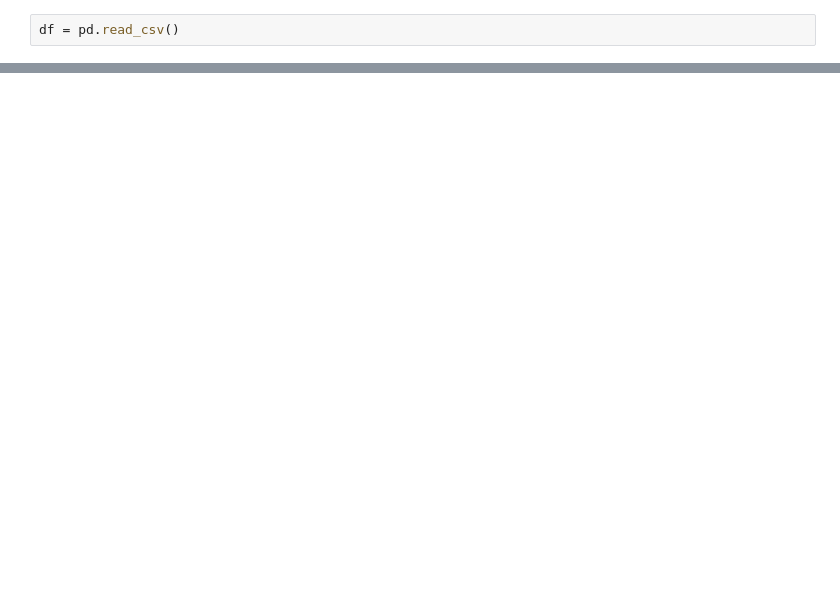
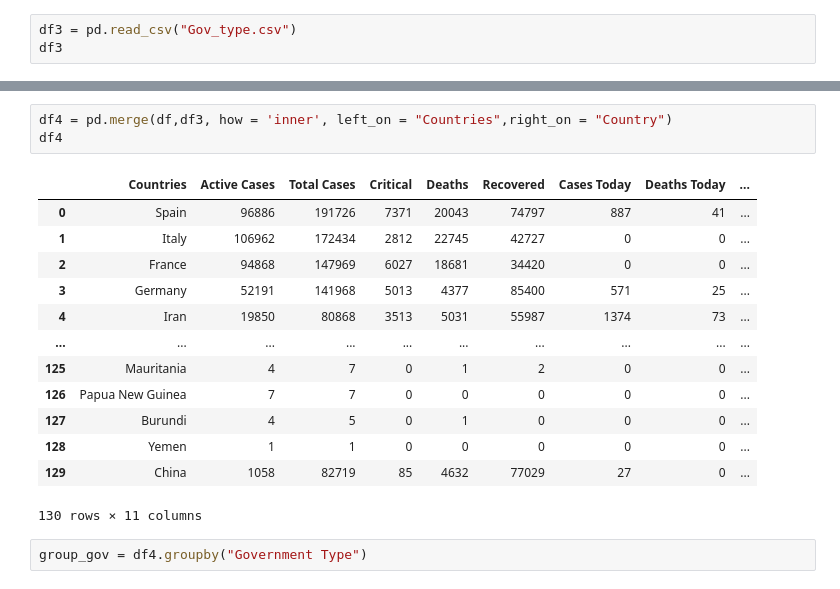
Before and after one commit to lmstevens/Group_Project_1, a Jupyter notebook: Shweta Start.ipynb, the cells around one changed output, grey strips where cells are left out. Saved outputs shown, nothing was run; the diff lists cells and outputs as text; blank space fills up the shorter version.

```diff
--- a/Shweta Start.ipynb
+++ b/Shweta Start.ipynb
@@ -186,2 +153,3 @@ pprint(response)
-# %%
-df = pd.read_csv()
+# %%
+df3 = pd.read_csv("Gov_type.csv")
+df3
@@ -187,0 +170,19 @@ df = pd.read_csv()
+# %%
+df4 = pd.merge(df,df3, how = 'inner', left_on = "Countries",right_on = "Country")
+df4
+# %% [output]
+|  | Countries | Active Cases | Total Cases | Critical | Deaths | Recovered | Cases Today | Deaths Today | ... |
+| 0 | Spain | 96886 | 191726 | 7371 | 20043 | 74797 | 887 | 41 | ... |
+| 1 | Italy | 106962 | 172434 | 2812 | 22745 | 42727 | 0 | 0 | ... |
+| 2 | France | 94868 | 147969 | 6027 | 18681 | 34420 | 0 | 0 | ... |
+| 3 | Germany | 52191 | 141968 | 5013 | 4377 | 85400 | 571 | 25 | ... |
+| 4 | Iran | 19850 | 80868 | 3513 | 5031 | 55987 | 1374 | 73 | ... |
+| ... | ... | ... | ... | ... | ... | ... | ... | ... | ... |
+| 125 | Mauritania | 4 | 7 | 0 | 1 | 2 | 0 | 0 | ... |
+| 126 | Papua New Guinea | 7 | 7 | 0 | 0 | 0 | 0 | 0 | ... |
+| 127 | Burundi | 4 | 5 | 0 | 1 | 0 | 0 | 0 | ... |
+| 128 | Yemen | 1 | 1 | 0 | 0 | 0 | 0 | 0 | ... |
+| 129 | China | 1058 | 82719 | 85 | 4632 | 77029 | 27 | 0 | ... |
+130 rows × 11 columns
+# %%
+group_gov = df4.groupby("Government Type")
```
Also changed, not shown: parts of 18 cells of this notebook, 8 other files.
